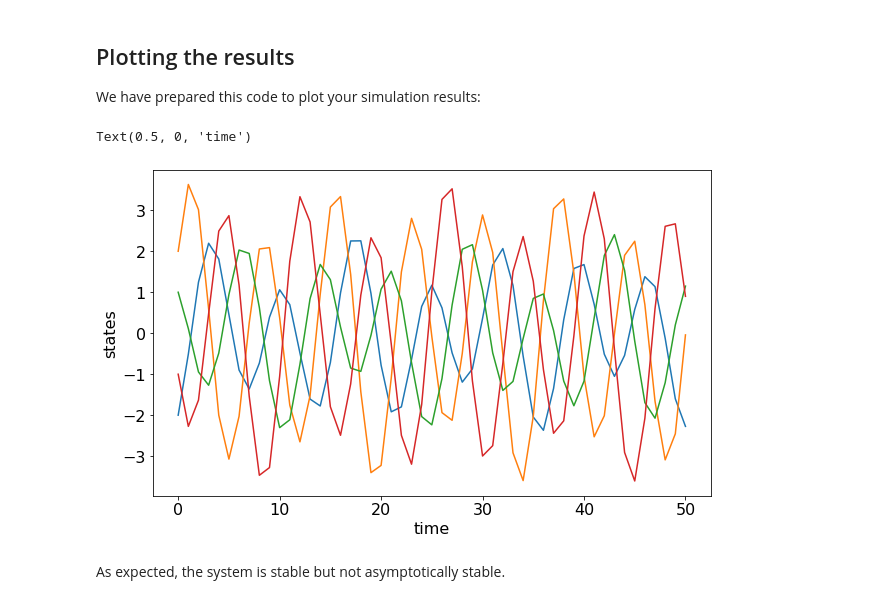
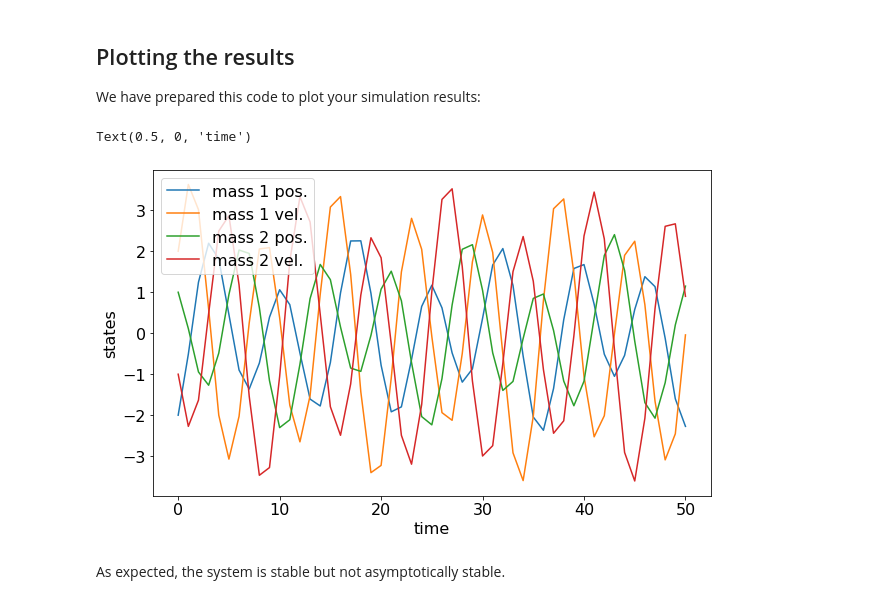
Before and after one commit to 4flixt/TUB_IoT_MPC20, a Jupyter notebook: E3/03_MPC_with_CasADi.ipynb, the cells around one changed output. Saved outputs shown, nothing was run; the diff lists cells and outputs as text; code cells hidden in the pictures.

```diff
--- a/E3/03_MPC_with_CasADi.ipynb
+++ b/E3/03_MPC_with_CasADi.ipynb
@@ -133,9 +133,10 @@ You may need to have a look at this list of [CasADi operations.](https://web.cas
 # %%
-# Define the dynamics as a CasADi expression
+# Write your code here!
+
 x_next = A@x + B@u
 
 # Create the CasADi function
-f = Function("sys",[x,u],[x_next])
+system = Function("sys",[x,u],[x_next])
 
 print(x_next)
 # %% [output]
@@ -188,7 +189,8 @@ res_x = [x_0]
 # %%
-# Loop over i until N_sim to simulate
+# Write your code here!
+
 for i in range(N_sim):
-    x_next = f(x_0,u_k)
+    x_next = system(x_0,u_k)
     res_x.append(x_next)
     x_0 = x_next
 
@@ -206,14 +210,16 @@ We have prepared this code to plot your simulation results:
 # %%
 fig, ax = plt.subplots(figsize=(10,6))
 
 # plot the states
-ax.plot(res_x.T)
+lines = ax.plot(res_x.T)
+ax.legend(lines, ['mass 1 pos.', 'mass 1 vel.', 'mass 2 pos.', 'mass 2 vel.'])
+
+# Set labels
 ax.set_ylabel('states')
-
 ax.set_xlabel('time')
 # %% [output]
 Text(0.5, 0, 'time')
-[figure, old version]
+[figure, new version]
 # %% [markdown]
 As expected, the system is stable but not asymptotically stable.
 # %% [markdown]
```
Also changed, not shown: parts of 32 cells of this notebook, 2 other files.
